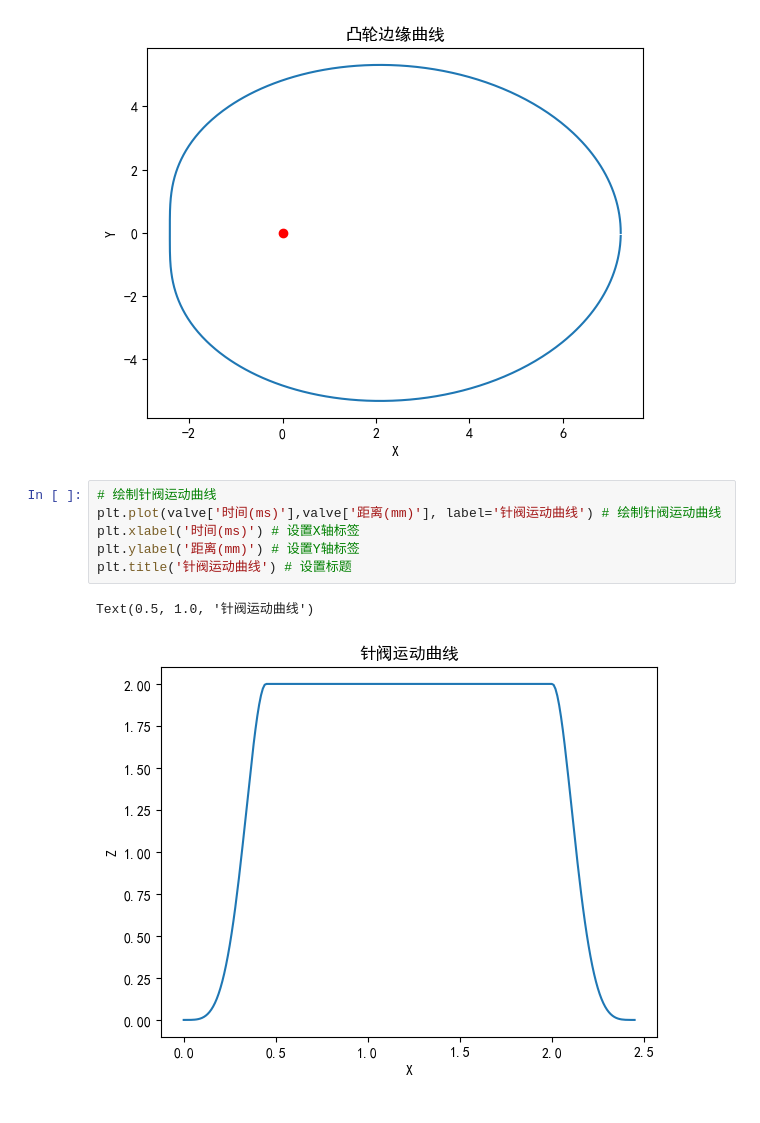
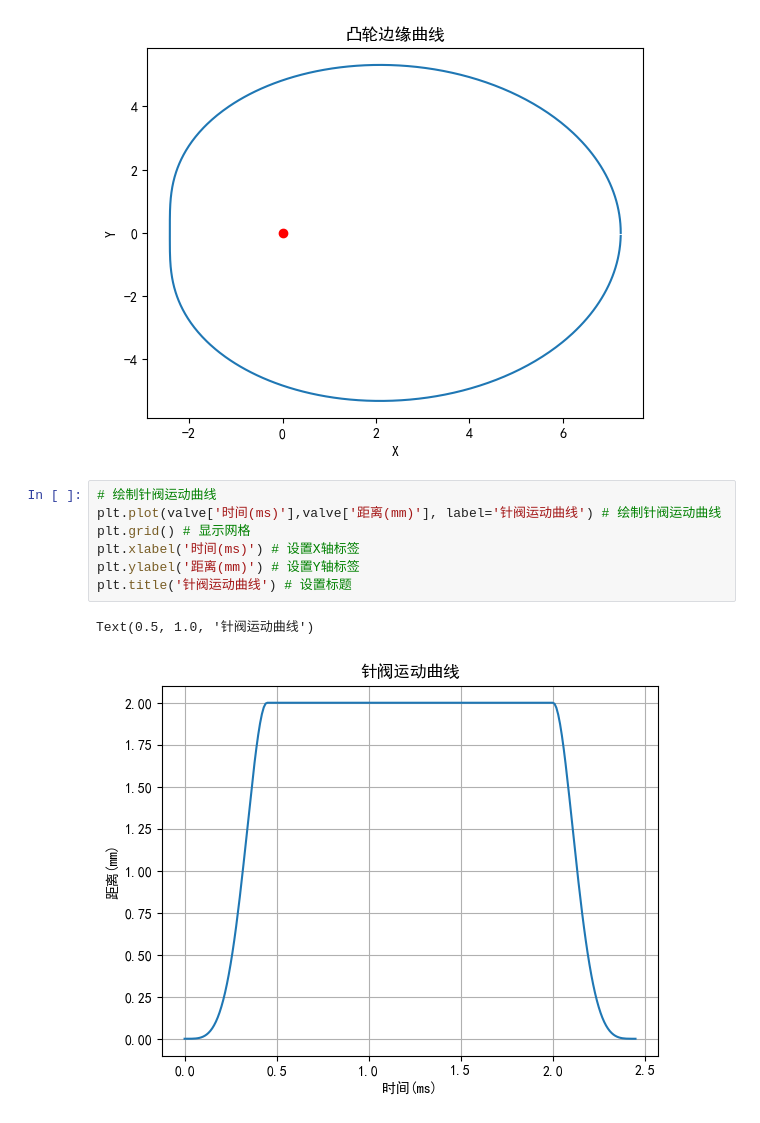
Before and after one commit to duwenba/2019-A, a Jupyter notebook: python/prob_1.ipynb, the cells around one changed output. Cells and saved outputs as stored; diff of their text form.

```diff
--- a/python/prob_1.ipynb
+++ b/python/prob_1.ipynb
@@ -27,9 +27,10 @@ Text(0.5, 1.0, '凸轮边缘曲线')
 # %%
 # 绘制针阀运动曲线
 plt.plot(valve['时间(ms)'],valve['距离(mm)'], label='针阀运动曲线') # 绘制针阀运动曲线
+plt.grid() # 显示网格
 plt.xlabel('时间(ms)') # 设置X轴标签
 plt.ylabel('距离(mm)') # 设置Y轴标签
 plt.title('针阀运动曲线') # 设置标题
 # %% [output]
 Text(0.5, 1.0, '针阀运动曲线')
-[figure, old version]
+[figure, new version]
```
Also changed, not shown: parts of 3 cells of this notebook.
